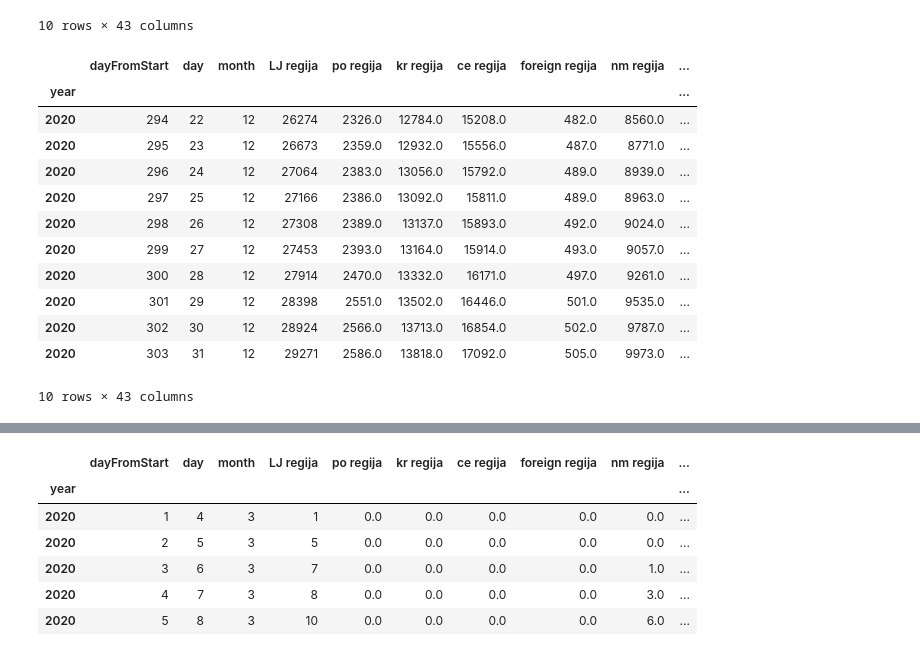
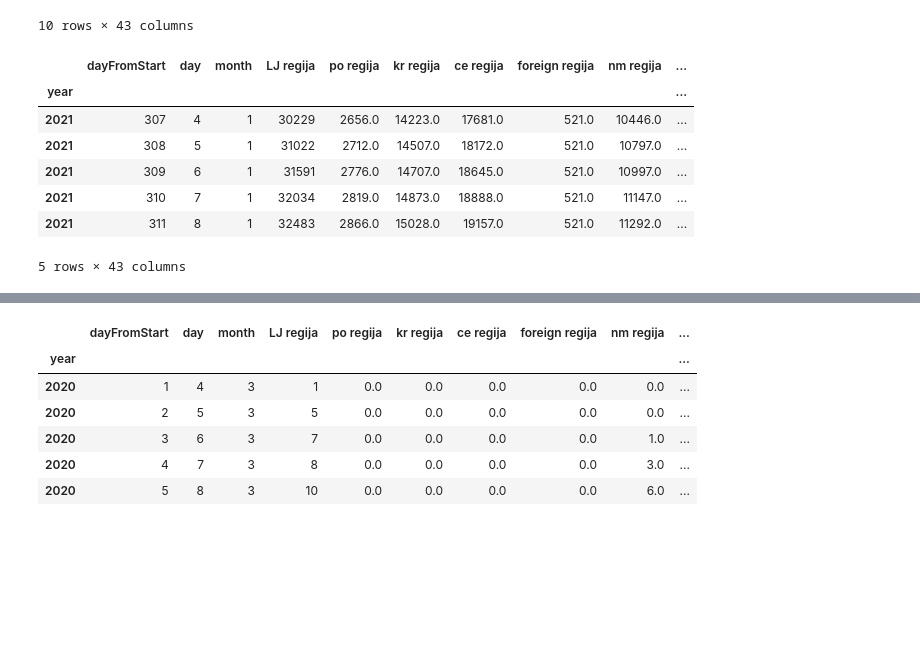
Before and after one commit to nejchauptman/Covid-19-prediction, a Jupyter notebook: covid_19.ipynb, the cells around one changed output, grey strips where cells are left out. Saved outputs shown, nothing was run; the diff lists cells and outputs as text; code cells hidden in the pictures; blank space fills up the shorter version.

```diff
--- a/covid_19.ipynb
+++ b/covid_19.ipynb
@@ -19,21 +20,16 @@ df.head(10)
 | 2020 | 10 | 13 | 3 | 73 | 4.0 | 8.0 | 25.0 | 1.0 | 40.0 | ... |
 10 rows × 43 columns
 # %%
-df.tail(10)
+df.tail(5)
 # %% [output]
 |  | dayFromStart | day | month | LJ regija | po regija | kr regija | ce regija | foreign regija | nm regija | ... |
 | year |  |  |  |  |  |  |  |  |  | ... |
-| 2020 | 294 | 22 | 12 | 26274 | 2326.0 | 12784.0 | 15208.0 | 482.0 | 8560.0 | ... |
-| 2020 | 295 | 23 | 12 | 26673 | 2359.0 | 12932.0 | 15556.0 | 487.0 | 8771.0 | ... |
-| 2020 | 296 | 24 | 12 | 27064 | 2383.0 | 13056.0 | 15792.0 | 489.0 | 8939.0 | ... |
-| 2020 | 297 | 25 | 12 | 27166 | 2386.0 | 13092.0 | 15811.0 | 489.0 | 8963.0 | ... |
-| 2020 | 298 | 26 | 12 | 27308 | 2389.0 | 13137.0 | 15893.0 | 492.0 | 9024.0 | ... |
-| 2020 | 299 | 27 | 12 | 27453 | 2393.0 | 13164.0 | 15914.0 | 493.0 | 9057.0 | ... |
-| 2020 | 300 | 28 | 12 | 27914 | 2470.0 | 13332.0 | 16171.0 | 497.0 | 9261.0 | ... |
-| 2020 | 301 | 29 | 12 | 28398 | 2551.0 | 13502.0 | 16446.0 | 501.0 | 9535.0 | ... |
-| 2020 | 302 | 30 | 12 | 28924 | 2566.0 | 13713.0 | 16854.0 | 502.0 | 9787.0 | ... |
-| 2020 | 303 | 31 | 12 | 29271 | 2586.0 | 13818.0 | 17092.0 | 505.0 | 9973.0 | ... |
+| 2021 | 307 | 4 | 1 | 30229 | 2656.0 | 14223.0 | 17681.0 | 521.0 | 10446.0 | ... |
+| 2021 | 308 | 5 | 1 | 31022 | 2712.0 | 14507.0 | 18172.0 | 521.0 | 10797.0 | ... |
+| 2021 | 309 | 6 | 1 | 31591 | 2776.0 | 14707.0 | 18645.0 | 521.0 | 10997.0 | ... |
+| 2021 | 310 | 7 | 1 | 32034 | 2819.0 | 14873.0 | 18888.0 | 521.0 | 11147.0 | ... |
+| 2021 | 311 | 8 | 1 | 32483 | 2866.0 | 15028.0 | 19157.0 | 521.0 | 11292.0 | ... |
-10 rows × 43 columns
+5 rows × 43 columns
 # %%
 df.shape
 # %% [output]
```
Also changed, not shown: parts of 13 cells of this notebook, 2 other files.
